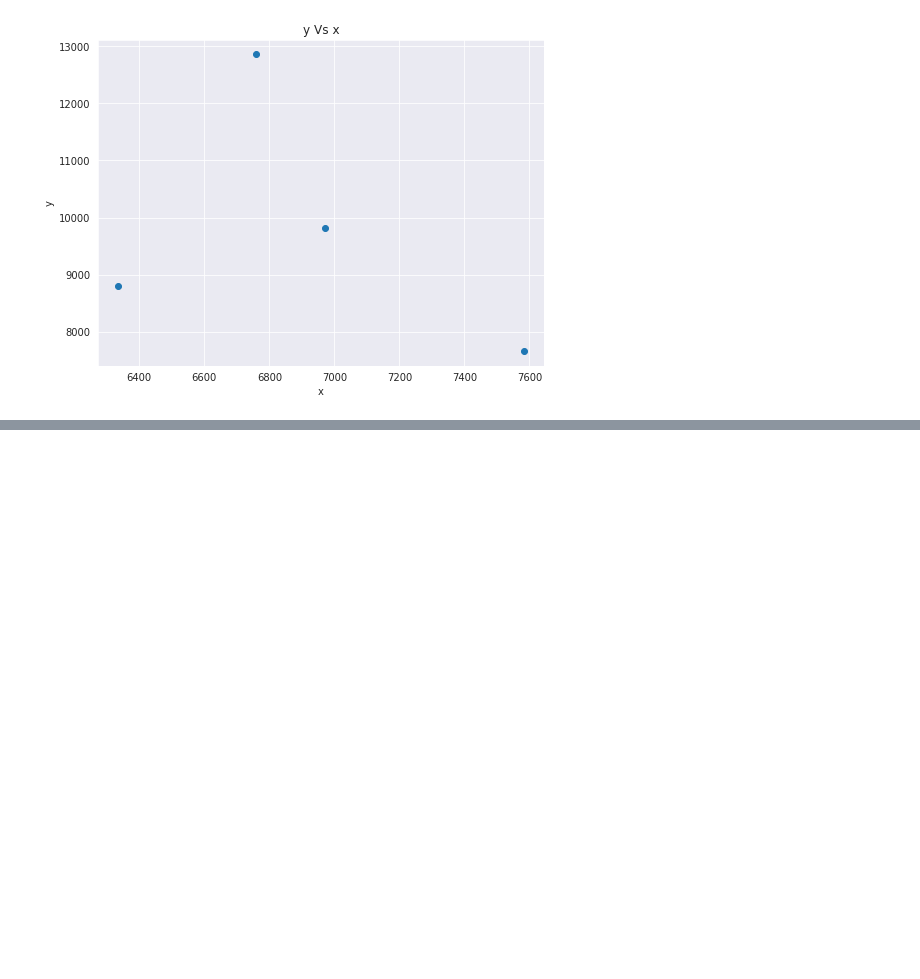
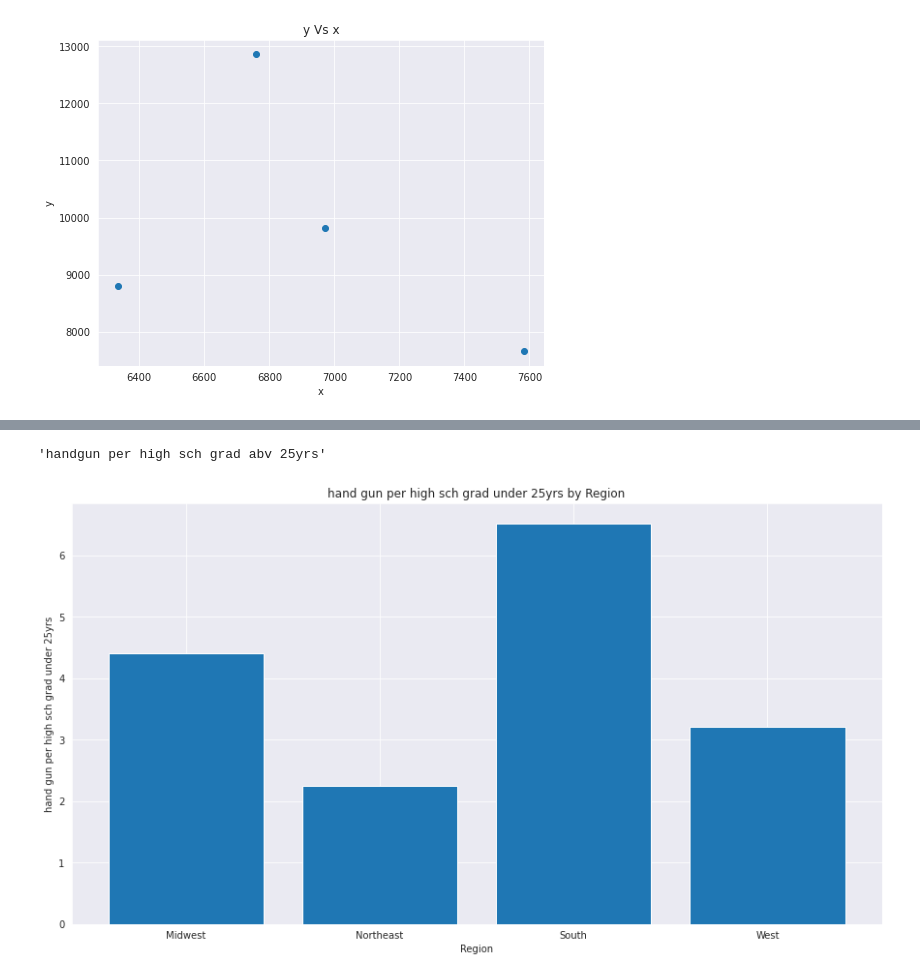
Before and after one commit to Rvd001/ALX, a Jupyter notebook: data-analysis-project-1.ipynb, the cells around one changed output, grey strips where cells are left out. Cells and saved outputs as stored; diff of their text form; code cells hidden in the pictures; blank space fills up the shorter version.

Commit message:
Kaggle Notebook | Data Analysis Project 1 | Version 17

```diff
--- a/data-analysis-project-1.ipynb
+++ b/data-analysis-project-1.ipynb
@@ -1375,0 +1368,6 @@ create_grouped_bar_chart(region, population, growth, number_of_houses)
+# %%
+first_col = gun_data_11_15_regional.columns[2]
+second_col = gun_data_11_15_regional.columns[5]
+
+gun_data_11_15_regional = new_column(gun_data_11_15_regional, first_col, second_col, 'handgun per high sch grad abv 25yrs')
+gun_data_11_15_regional.head()
@@ -1375,0 +1383,6 @@ create_grouped_bar_chart(region, population, growth, number_of_houses)
+# %%
+first_col = gun_data_11_15_regional.columns[2]
+second_col = gun_data_11_15_regional.columns[6]
+
+gun_data_11_15_regional = new_column(gun_data_11_15_regional, first_col, second_col, 'handgun per Bachelor Degree holder abv 25yrs')
+gun_data_11_15_regional.head()
@@ -1375,0 +1397,6 @@ create_grouped_bar_chart(region, population, growth, number_of_houses)
+# %%
+first_col = gun_data_11_15_regional.columns[2]
+second_col = gun_data_11_15_regional.columns[7]
+
+gun_data_11_15_regional = new_column(gun_data_11_15_regional, first_col, second_col, 'handgun per disabled people under 65yrs')
+gun_data_11_15_regional.head()
@@ -1375,0 +1409,30 @@ create_grouped_bar_chart(region, population, growth, number_of_houses)
+# %%
+
+def plot_region_data(df, col = 'handgun', ylabel = 'handgun', figsize=(8, 6)):
+
+  # Get the names of the regions
+  regions = df.region
+
+  # Get the values for each region
+  regional_values = df[col]
+
+  # Create the bar chart
+  fig, ax = plt.subplots(figsize=figsize)
+  ax.bar(regions, regional_values)
+  ax.set_xlabel('Region')
+  ax.set_ylabel(ylabel)
+  ax.set_title(ylabel + ' by Region')
+
+  # Show the plot
+  plt.show()
+# %%
+label = gun_data_11_15_regional.columns[8]
+label
+# %% [output]
+'handgun per high sch grad abv 25yrs'
+# %%
+label = gun_data_11_15_regional.columns[9]
+label
+plot_region_data(gun_data_11_15_regional, col = label, ylabel = 'hand gun per high sch grad under 25yrs', figsize=(15, 8));
+# %% [output]
+[figure, added]
```
Also changed, not shown: parts of 22 cells of this notebook.
